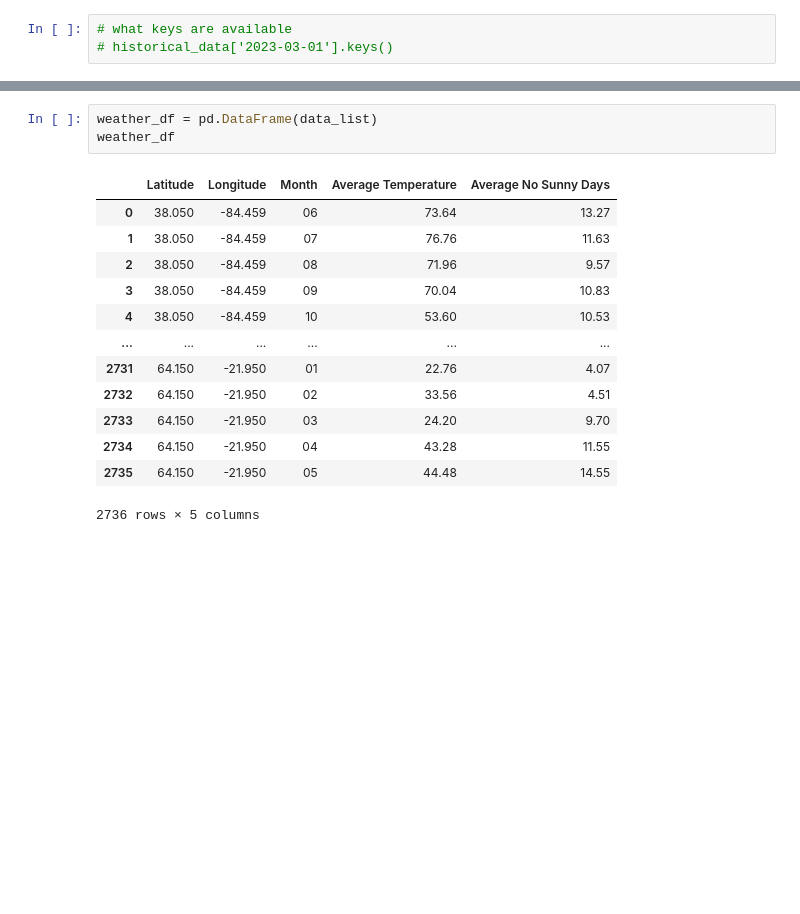
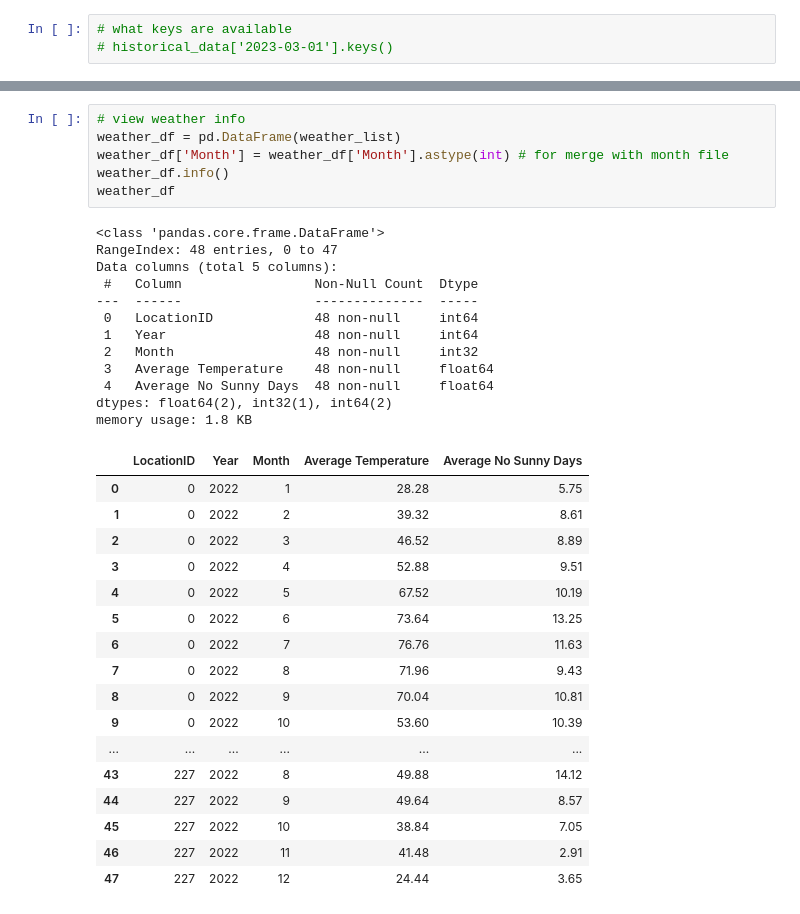
Before and after one commit to mugsiemx/honeymoon-dashboard, a Jupyter notebook: API_Calls/weatherAPI.ipynb, the cells around one changed output, grey strips where cells are left out. Saved outputs shown, nothing was run; the diff lists cells and outputs as text; blank space fills up the shorter version.

```diff
--- a/API_Calls/weatherAPI.ipynb
+++ b/API_Calls/weatherAPI.ipynb
@@ -149,17 +202,36 @@ for i in range(len(url_list)):
-# %%
-weather_df = pd.DataFrame(data_list)
-weather_df
-# %% [output]
-|  | Latitude | Longitude | Month | Average Temperature | Average No Sunny Days |
-| 0 | 38.050 | -84.459 | 06 | 73.64 | 13.27 |
-| 1 | 38.050 | -84.459 | 07 | 76.76 | 11.63 |
-| 2 | 38.050 | -84.459 | 08 | 71.96 | 9.57 |
-| 3 | 38.050 | -84.459 | 09 | 70.04 | 10.83 |
-| 4 | 38.050 | -84.459 | 10 | 53.60 | 10.53 |
-| ... | ... | ... | ... | ... | ... |
-| 2731 | 64.150 | -21.950 | 01 | 22.76 | 4.07 |
-| 2732 | 64.150 | -21.950 | 02 | 33.56 | 4.51 |
-| 2733 | 64.150 | -21.950 | 03 | 24.20 | 9.70 |
-| 2734 | 64.150 | -21.950 | 04 | 43.28 | 11.55 |
-| 2735 | 64.150 | -21.950 | 05 | 44.48 | 14.55 |
-2736 rows × 5 columns
+# %%
+# view weather info
+weather_df = pd.DataFrame(weather_list)
+weather_df['Month'] = weather_df['Month'].astype(int) # for merge with month file
+weather_df.info()
+weather_df
+# %% [output]
+<class 'pandas.core.frame.DataFrame'>
+RangeIndex: 48 entries, 0 to 47
+Data columns (total 5 columns):
+ #   Column                 Non-Null Count  Dtype
+---  ------                 --------------  -----
+ 0   LocationID             48 non-null     int64
+ 1   Year                   48 non-null     int64
+ 2   Month                  48 non-null     int32
+ 3   Average Temperature    48 non-null     float64
+ 4   Average No Sunny Days  48 non-null     float64
+dtypes: float64(2), int32(1), int64(2)
+memory usage: 1.8 KB
+|  | LocationID | Year | Month | Average Temperature | Average No Sunny Days |
+| 0 | 0 | 2022 | 1 | 28.28 | 5.75 |
+| 1 | 0 | 2022 | 2 | 39.32 | 8.61 |
+| 2 | 0 | 2022 | 3 | 46.52 | 8.89 |
+| 3 | 0 | 2022 | 4 | 52.88 | 9.51 |
+| 4 | 0 | 2022 | 5 | 67.52 | 10.19 |
+| 5 | 0 | 2022 | 6 | 73.64 | 13.25 |
+| 6 | 0 | 2022 | 7 | 76.76 | 11.63 |
+| 7 | 0 | 2022 | 8 | 71.96 | 9.43 |
+| 8 | 0 | 2022 | 9 | 70.04 | 10.81 |
+| 9 | 0 | 2022 | 10 | 53.60 | 10.39 |
+| ... | ... | ... | ... | ... | ... |
+| 43 | 227 | 2022 | 8 | 49.88 | 14.12 |
+| 44 | 227 | 2022 | 9 | 49.64 | 8.57 |
+| 45 | 227 | 2022 | 10 | 38.84 | 7.05 |
+| 46 | 227 | 2022 | 11 | 41.48 | 2.91 |
+| 47 | 227 | 2022 | 12 | 24.44 | 3.65 |
```
Also changed, not shown: parts of 12 cells of this notebook, 2 other files.
